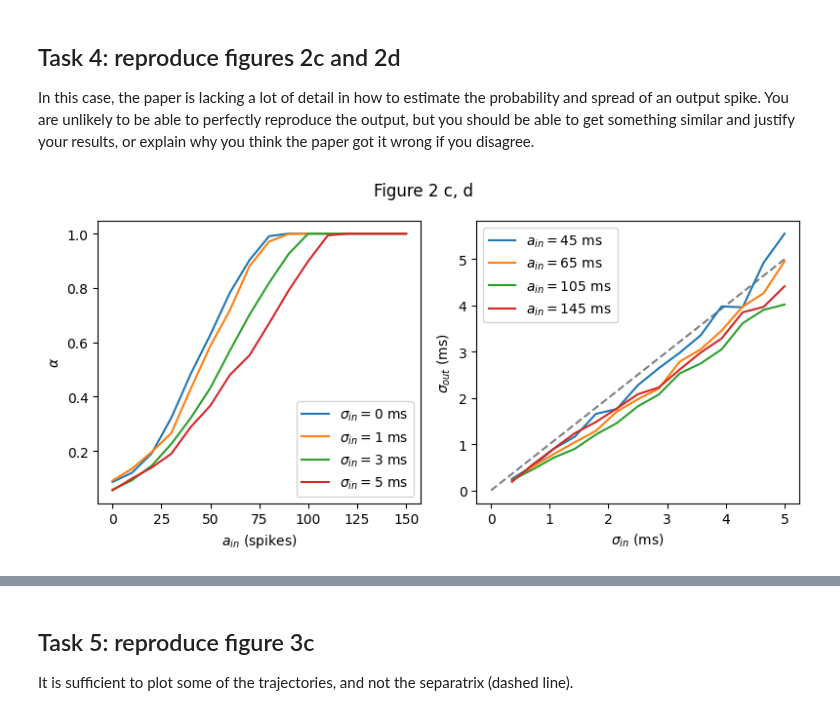
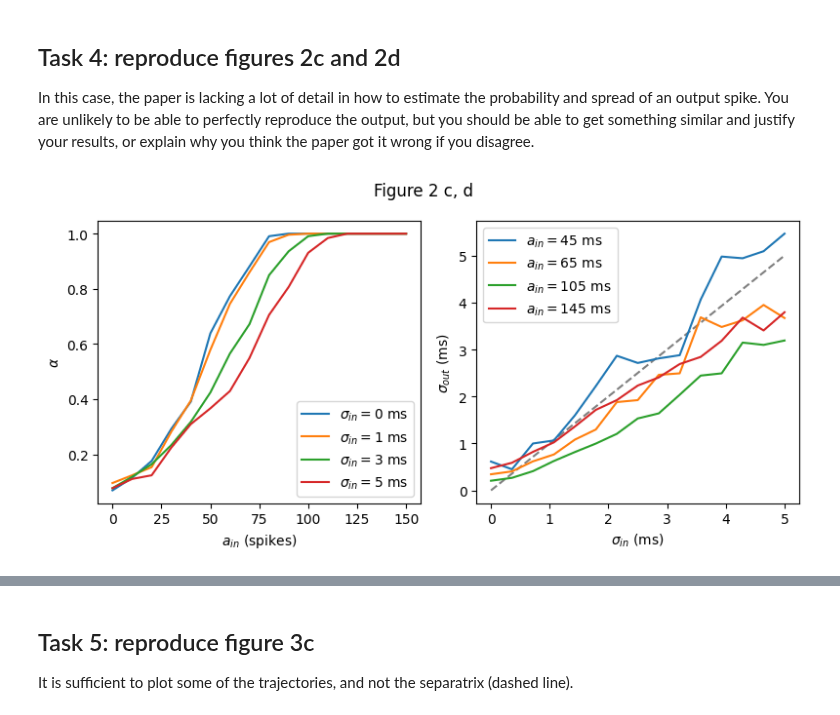
Before and after one commit to hk221/Neuro_for_ML, a Jupyter notebook: Synfire Chains/synfire_no_answers.ipynb, the cells around one changed output, grey strips where cells are left out. Cells and saved outputs as stored; diff of their text form; code cells hidden in the pictures.

```diff
--- a/Synfire Chains/synfire_no_answers.ipynb
+++ b/Synfire Chains/synfire_no_answers.ipynb
@@ -312,11 +312,10 @@ Expected results (may not be exactly the same each time you run):
 In this case, the paper is lacking a lot of detail in how to estimate the probability and spread of an output spike. You are unlikely to be able to perfectly reproduce the output, but you should be able to get something similar and justify your results, or explain why you think the paper got it wrong if you disagree.
 # %%
 # Verify figure 2c,d
-def estimate_pulse_parameters(s, num_neurons, sigma_in, offset):  # Updated function signature
+def estimate_pulse_parameters(s, num_neurons):  # Updated function signature
     # Now we want to estimate the number of spikes caused and their spread.
     # alpha = probability of an output spike = number of output spikes / number of neurons
     # sigma_out = spread (in ms) of output spikes caused by the pulse
-    dt = 0.1
     # sum_spikes = number of spikes caused by the pulse
     sum_spikes = np.sum(s)
     #sum_spikes = np.sum(np.any(s >= 1, axis=1))
@@ -326,21 +325,21 @@ def estimate_pulse_parameters(s, num_neurons, sigma_in, offset):  # Updated func
     # Avoid division by zero if no neurons are present
     alpha = sum_spikes / num_neurons if num_neurons > 0 else 0
 
-    # Find all instances where there was a spike and sort them
+    # Find all instances where there was a spike
     _, spike_times = s.nonzero()
-    sorted_spike_times = np.sort(spike_times)
 
     # If no spikes are found, standard deviation is 0
-    if sorted_spike_times.size == 0:
+    if spike_times.size > 0:
+        # Compute IQR and filter outliers
+        Q1 = np.percentile(spike_times, 25)
+        Q3 = np.percentile(spike_times, 75)
+        IQR = Q3 - Q1
+        lower_bound = Q1 - 1.5 * IQR
+        upper_bound = Q3 + 1.5 * IQR
+        filtered_spikes = spike_times[(spike_times >= lower_bound) & (spike_times <= upper_bound)]
+        sigma_out = np.std(filtered_spikes) * 0.1 if filtered_spikes.size > 0 else 0
+    else:
         sigma_out = 0
-    else:
-        # Apply a buffer and statistical filtering to isolate significant spikes and filkter out anomolous spikes
-        filtered_spike_times = sorted_spike_times[
-             (sorted_spike_times <= offset + (sigma_in / dt) * 2.5) &
-             (sorted_spike_times >= offset - (sigma_in / dt) * 2.5)
-        ]
-        # Calculate the standard deviation in ms of the remaining spike times
-        sigma_out = np.std(filtered_spike_times) * dt
 
     return alpha, sigma_out
 
@@ -364,40 +363,40 @@ def neural_transmission(a_in, sigma_in, repeats=5, dt=0.1):
         _, s = simulate_layer(spikes_in=s, noise=True, delay=0)
 
         # Estimate alpha and sigma_out and accumulate for averaging
-        alpha_temp, sigma_out_temp = estimate_pulse_parameters(s, num_neurons, sigma_in, offset)
+        alpha_temp, sigma_out_temp = estimate_pulse_parameters(s, num_neurons)
         alpha_sum += alpha_temp
         sigma_out_sum += sigma_out_temp
 
     # Average results across repeats
     alpha = alpha_sum / repeats
     sigma_out = sigma_out_sum / repeats
     return alpha, sigma_out
 
 
 # Plotting figure 2c,d
 plt.figure(figsize=(8, 4))
 plt.subplot(121)
 for sigma in [0, 1, 3, 5]:
     A_IN = np.arange(0, 150 + 1, 10)
     ALPHA = [neural_transmission(a_in, sigma)[0] for a_in in A_IN]
     plt.plot(A_IN, ALPHA, label=f"$\\sigma_{{in}}={sigma}$ ms")
 plt.xlabel(r"$a_{in}$ (spikes)")
 plt.ylabel(r"$\alpha$")
 plt.legend(loc="best")
 
 plt.subplot(122)
 for a_in in [45, 65, 105, 145]:
     SIGMA_IN = np.linspace(0, 5, 15)
     SIGMA_OUT = [neural_transmission(a_in, sigma_in)[1] for sigma_in in SIGMA_IN]
     plt.plot(SIGMA_IN, SIGMA_OUT, label=f"$a_{{in}}={a_in}$ ms")
 plt.plot([0, 5], [0, 5], ls="--", c="grey", zorder=-1)
 plt.xlabel(r"$\sigma_{in}$ (ms)")
 plt.ylabel(r"$\sigma_{out}$ (ms)")
 plt.legend(loc="best")
 plt.suptitle("Figure 2 c, d")
 plt.tight_layout()
 # %% [output]
-[figure, old version]
+[figure, new version]
 # %% [markdown]
 Expected results (as you can see, not exactly the same as in the paper which I couldn't reproduce perfectly):
 
```
